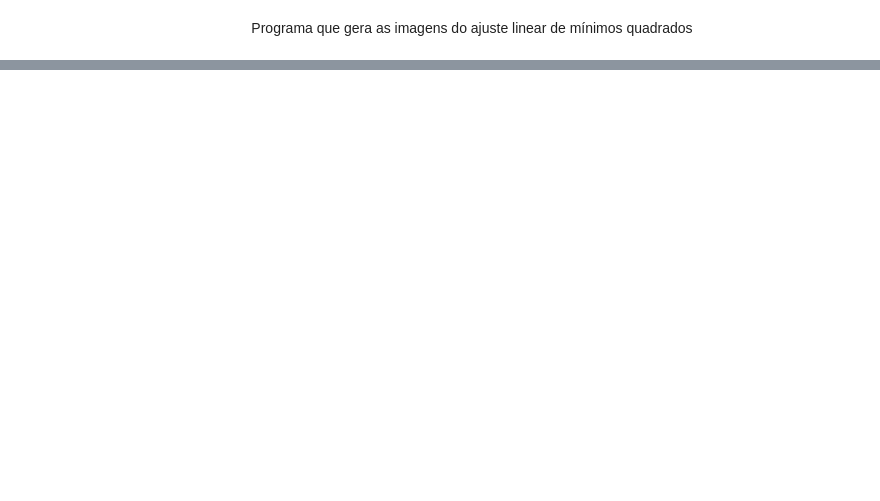
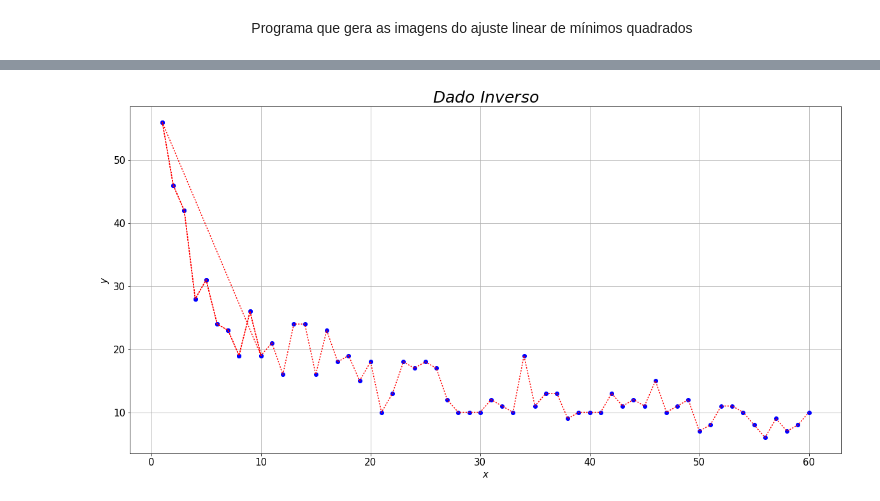
Before and after one commit to VictorCarreira/Parada, a Jupyter notebook: Parada viewer.ipynb, the cells around one changed output, grey strips where cells are left out. Drawn from its saved outputs; the diff is of its cells as text; code cells hidden in the pictures; blank space fills up the shorter version.

Commit message:
Adiciona gráfico cruzado

```diff
--- a/Parada viewer.ipynb
+++ b/Parada viewer.ipynb
@@ -62,0 +53,3 @@ plt.close()
+# %%
+ajuste=np.loadtxt('saida.txt')
+print(ajuste)
@@ -62,0 +74,22 @@ plt.close()
+# %%
+#Gerando o Gráfico de convergência:
+
+xx=ajuste[:,0]
+yy=ajuste[:,1]
+
+py.rcParams['figure.figsize'] = (20.0, 10.0)#Redimensiona a figura
+
+plt.plot( xx, yy, 'bo') # green bolinha
+plt.plot( xx, yy, 'k:', color='red') # linha pontilha orange
+
+plt.title("$Dado$ $Inverso$", fontweight='bold', fontsize=25)
+plt.tick_params(axis='both', labelsize=15)#aumenta o tamanho dos valores nos eixos
+
+plt.grid(True)
+plt.xlabel("$x$", fontsize=15)
+plt.ylabel("$y$", fontsize=15)
+plt.savefig('Image/Y.png')
+plt.show()
+plt.close()
+# %% [output]
+[figure, added]
```
Also changed, not shown: parts of 4 cells of this notebook.
